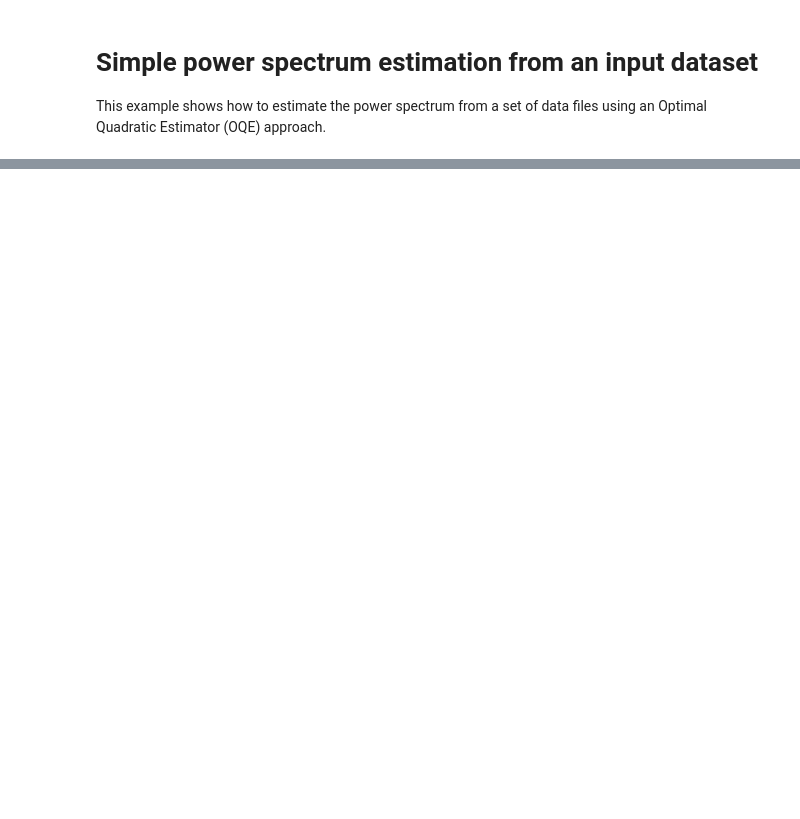
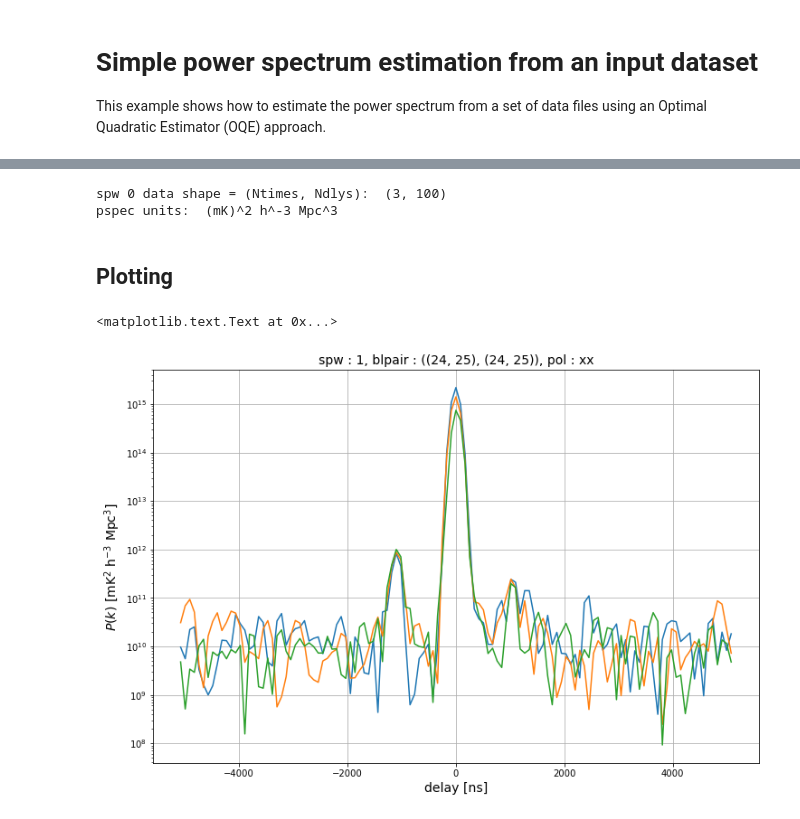
Before and after one commit to HERA-Team/hera_pspec, a Jupyter notebook: examples/PS_estimation_example.ipynb, the cells around one changed output, grey strips where cells are left out. Cells and saved outputs as stored; diff of their text form; code cells hidden in the pictures; blank space fills up the shorter version.

```diff
--- a/examples/PS_estimation_example.ipynb
+++ b/examples/PS_estimation_example.ipynb
@@ -132,0 +18,4 @@ ax.set_ylabel(r"$P(k)\ \rm [mK^2\ h^{-3}\ Mpc^3]$", fontsize=14)
+# %%
+# Instantiate a Cosmo Conversions object
+cosmo = hp.conversions.Cosmo_Conversions()
+print cosmo
@@ -132,0 +39,11 @@ ax.set_ylabel(r"$P(k)\ \rm [mK^2\ h^{-3}\ Mpc^3]$", fontsize=14)
+# %%
+# convert from Jy to mK
+uvd.data_array *= uvb.Jy_to_mK(np.unique(uvd.freq_array))[None, None, :, None]
+uvd.vis_units = "mK"
+# %%
+# slide the time axis of uvd by one integration
+uvd1 = uvd.select(times=np.unique(uvd.time_array)[:-1:2], inplace=False)
+uvd2 = uvd.select(times=np.unique(uvd.time_array)[1::2], inplace=False)
+
+# Create a new PSpecData object
+ds = hp.PSpecData(dsets=[uvd1, uvd2], wgts=[None, None], beam=uvb)
@@ -132,0 +67,12 @@ ax.set_ylabel(r"$P(k)\ \rm [mK^2\ h^{-3}\ Mpc^3]$", fontsize=14)
+# %%
+# Specify which baselines to include
+bls = [(24,25), (37,38), (38,39)]
+
+# Calculate the power spectrum using:
+# bls list for bls1 and bls list for bls2
+# datasets 0 for bls1 and 1 for bls2
+# spectral range selection
+# identity weighting
+# blackman-harris tapering func
+uvp = ds.pspec(bls, bls, (0, 1), spw_ranges=[(300, 400), (600,721)], input_data_weight='identity', norm='I',
+               taper='blackman-harris', verbose=True)
@@ -132,0 +107,33 @@ ax.set_ylabel(r"$P(k)\ \rm [mK^2\ h^{-3}\ Mpc^3]$", fontsize=14)
+# %%
+# let's get the delay spectra from spw 0, blpair ((24, 25), (24, 25)) and xx pol
+key = (0, ((24, 25), (24, 25)), 'xx')
+
+# output should be shape (Ntimes, Ndlys)
+print "spw 0 data shape = (Ntimes, Ndlys): ",uvp.get_data(key).shape
+
+# get power spectrum units
+print "pspec units: ",uvp.units
+# %% [output]
+spw 0 data shape = (Ntimes, Ndlys):  (3, 100)
+pspec units:  (mK)^2 h^-3 Mpc^3
+# %% [markdown]
+## Plotting
+# %%
+# plot power spectrum of spw 1
+fig, ax = plt.subplots(figsize=(12,8))
+
+spw = 1
+blp =((24, 25), (24,25))
+key = (spw, blp, 'xx')
+dlys = uvp.get_dlys(spw) * 1e9
+power = np.abs(np.real(uvp.get_data(key)))
+
+p1 = ax.plot(dlys, power.T)
+ax.set_yscale('log')
+ax.grid()
+ax.set_xlabel("delay [ns]", fontsize=14)
+ax.set_ylabel(r"$P(k)\ \rm [mK^2\ h^{-3}\ Mpc^3]$", fontsize=14)
+ax.set_title("spw : {}, blpair : {}, pol : {}".format(*key), fontsize=14)
+# %% [output]
+<matplotlib.text.Text at 0x...>
+[figure, added]
```
Also changed, not shown: parts of 47 cells of this notebook.
